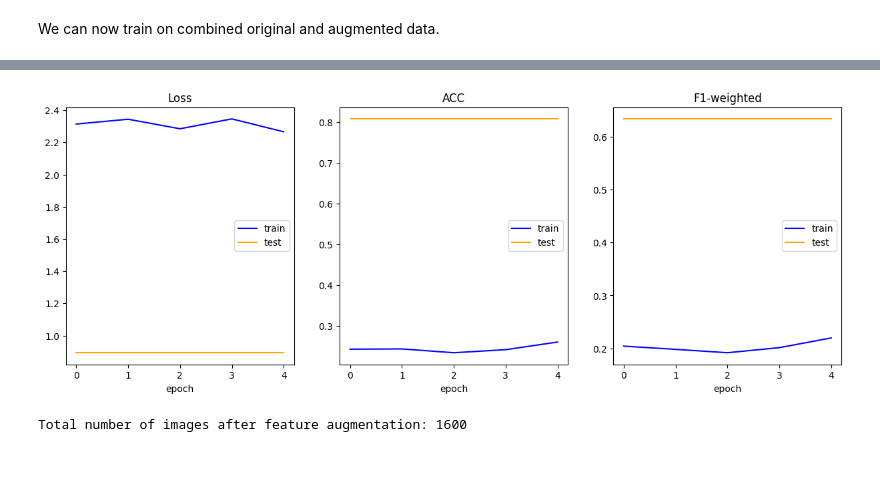
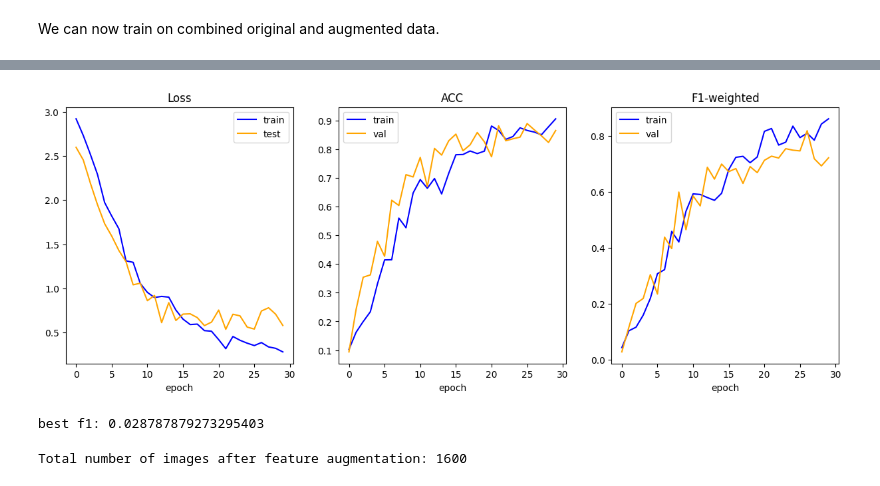
Before and after one commit to renukasinghvirk/Project_imageanalysis, a Jupyter notebook: classifier_renuka.ipynb, the cells around one changed output, grey strips where cells are left out. Drawn from its saved outputs; the diff is of its cells as text; code cells hidden in the pictures.

```diff
--- a/classifier_renuka.ipynb
+++ b/classifier_renuka.ipynb
@@ -395,7 +409,7 @@ def plot_training(train_loss, test_loss, metrics_names, train_metrics_logs, test
 
     for i in range(len(metrics_names)):
         ax[i + 1].plot(train_metrics_logs[i], c='blue', label='train')
-        ax[i + 1].plot(test_metrics_logs[i], c='orange', label='test')
+        ax[i + 1].plot(test_metrics_logs[i], c='orange', label='val')
         ax[i + 1].set_title(metrics_names[i])
         ax[i + 1].set_xlabel('epoch')
         ax[i + 1].legend()
@@ -415,6 +429,8 @@ def train_cycle(model, optimizer, criterion, metrics, train_loader, test_loader,
     train_metrics_log = [[] for i in range(len(metrics))]
     test_metrics_log = [[] for i in range(len(metrics))]
 
+    # Initialize variables to track the best model
+    best_f1 = 0.0
 
     for epoch in range(n_epochs):
         print("Epoch {0} of {1}".format(epoch, n_epochs))
@@ -429,6 +445,15 @@ def train_cycle(model, optimizer, criterion, metrics, train_loader, test_loader,
         test_metrics_log = update_metrics_log(metrics_names, test_metrics_log, test_metrics)
 
         plot_training(train_loss_log, test_loss_log, metrics_names, train_metrics_log, test_metrics_log)
+
+        # Check if the current epoch's F1 score is the best so far
+        current_f1 = test_metrics_log[1][0].item()
+        if current_f1 > best_f1:
+            best_f1 = current_f1
+            best_model_wts = model.state_dict()
+    print('best f1:', best_f1)
+
+
     return train_metrics_log, test_metrics_log
 # %% [markdown]
 # Train NN without any data augmentation
@@ -740,29 +768,26 @@ combined_train_loader = DataLoader(combined_dataset, batch_size=batch_size, shuf
 # %%
 torch.manual_seed(42)
 
-# Define transformations
-transform = transforms.Compose([
-    transforms.Resize((224, 224)),  # Resize images to 224x224
-    transforms.ToTensor(),  # Convert images to tensors
-])
+model = CoinNet(weights="IMAGENET1K_V1")
+model.freeze_feature_layers()
 
-train_dataset = ImageFolder(train_dir, transform=transform)
-augmented_train_dataset = ImageFolder(augmented_train_dir, transform=transform)
+learning_rate = 0.001
 
-combined_dataset = ConcatDataset([train_dataset, augmented_train_dataset])
-batch_size = 32
-combined_train_loader = DataLoader(combined_dataset, batch_size=batch_size, shuffle=True)
+criterion = nn.CrossEntropyLoss()
+metrics = {'ACC': acc, 'F1-weighted': f1}
+optimizer = torch.optim.Adam(model.parameters(), lr=learning_rate)
 
-N_EPOCHS = 5
+N_EPOCHS = 30
 device = torch.device("cuda" if torch.cuda.is_available() else "cpu")
 
 model.to(device)
+# criterion.to(device)
 
-train_metrics_log, test_metrics_log = train_cycle(model, optimizer, criterion, metrics, combined_train_loader, valid_loader, n_epochs=N_EPOCHS, device=device)
+train_metrics_log, test_metrics_log = train_cycle(model, optimizer, criterion, metrics, train_loader, valid_loader, n_epochs=N_EPOCHS, device=device)
 
-# Save model weights
+# save model weights
 results_models_weights_dir = 'models_weights/'
 if not os.path.exists(results_models_weights_dir):
     os.mkdir(results_models_weights_dir)
-torch.save(model.state_dict(), results_models_weights_dir + 'model_trained_on_combined_data.pth')
+torch.save(model.state_dict(), results_models_weights_dir + 'base_model.pth')
 # %% [output]
@@ -771,4 +796,5 @@ eval Loss: 0.8936,  ACC: 0.8079, F1-weighted: 0.6334
-[figure, old version]
+[figure, new version]
+best f1: 0.028787879273295403
 # %%
 # Calculate the total number of images in the augmented training set
 total_images = len(combined_dataset)
```
Also changed, not shown: parts of 11 cells of this notebook, 3 other files.
